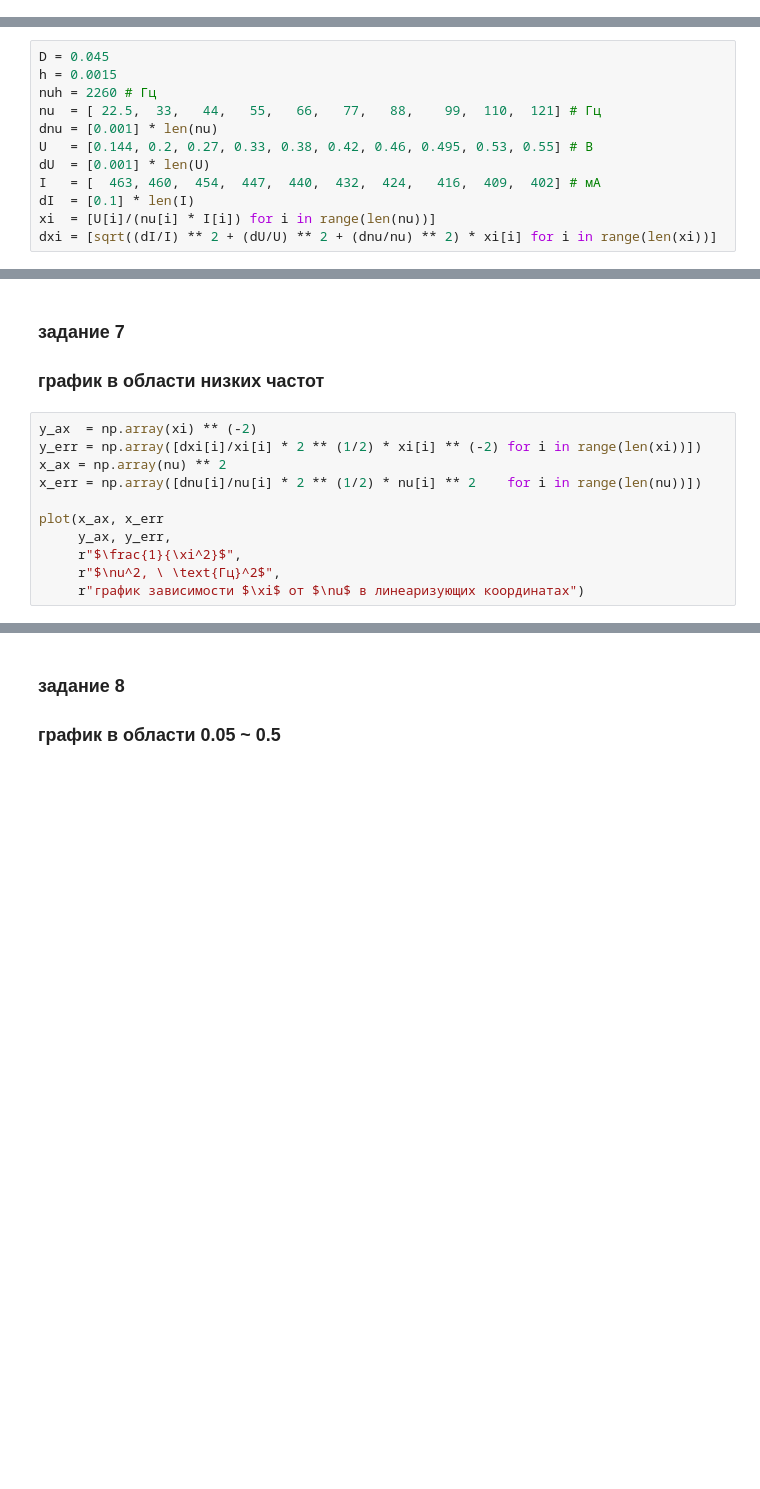
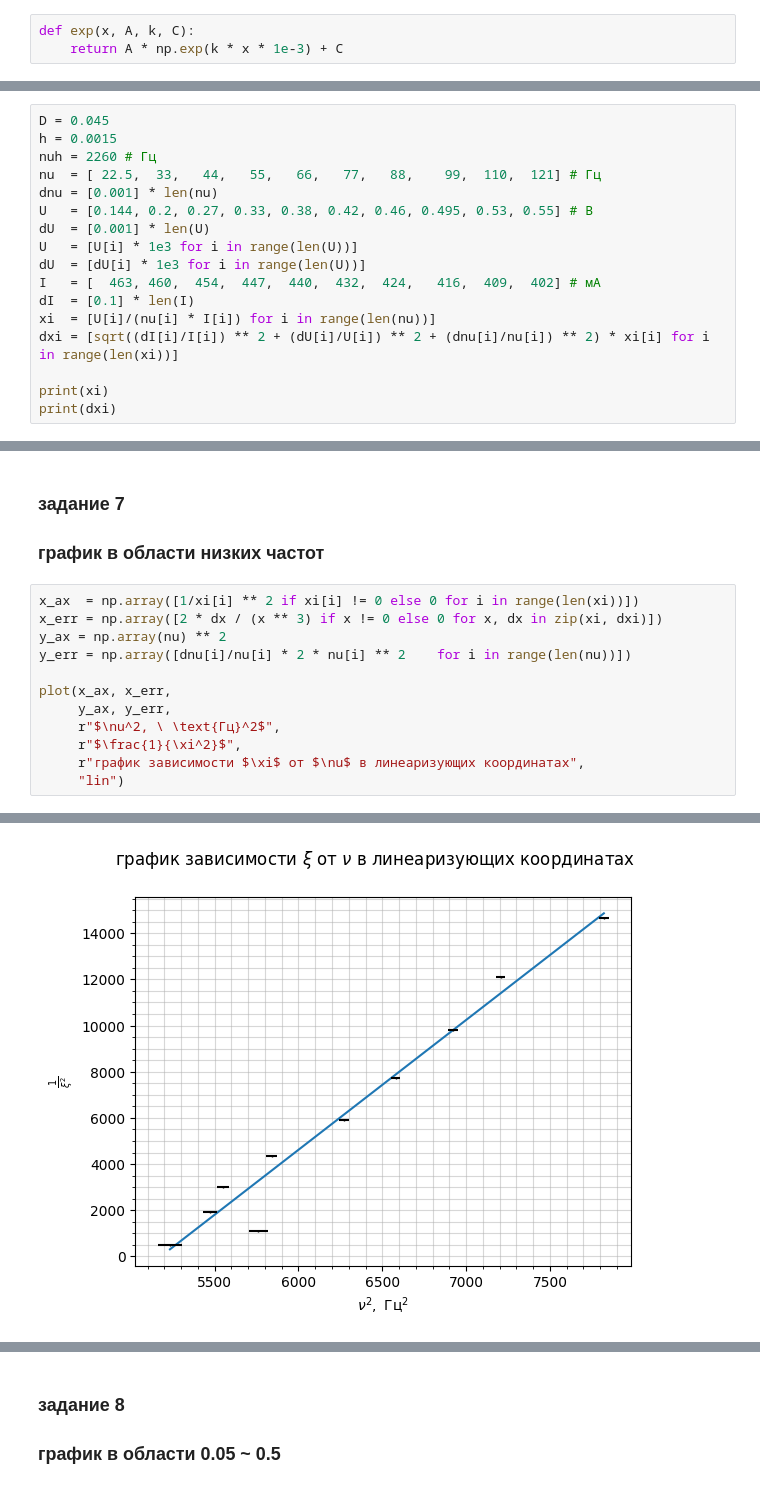
Before and after one commit to Bebriali/labs_ost, a Jupyter notebook: lab_3.7.1/lab.ipynb, the cells around one changed output, grey strips where cells are left out. Saved outputs shown, nothing was run; the diff lists cells and outputs as text; blank space fills up the shorter version.

Commit message:
3.7.1 -- added graphs

```diff
--- a/lab_3.7.1/lab.ipynb
+++ b/lab_3.7.1/lab.ipynb
@@ -7,6 +7,9 @@ from math import sqrt
 import numpy as np
 from scipy.optimize import curve_fit
 from IPython.display import display, Math
+# %%
+def exp(x, A, k, C):
+    return A * np.exp(k * x * 1e-3) + C
 # %%
 def plot(x_ax, x_err,
         y_ax, y_err,
@@ -65,7 +88,12 @@ nu  = [ 22.5,  33,   44,   55,   66,   77,   88,    99,  110,  121] # Гц
 dnu = [0.001] * len(nu)
 U   = [0.144, 0.2, 0.27, 0.33, 0.38, 0.42, 0.46, 0.495, 0.53, 0.55] # В
 dU  = [0.001] * len(U)
+U   = [U[i] * 1e3 for i in range(len(U))]
+dU  = [dU[i] * 1e3 for i in range(len(U))]
 I   = [  463, 460,  454,  447,  440,  432,  424,   416,  409,  402] # мА
 dI  = [0.1] * len(I)
 xi  = [U[i]/(nu[i] * I[i]) for i in range(len(nu))]
-dxi = [sqrt((dI/I) ** 2 + (dU/U) ** 2 + (dnu/nu) ** 2) * xi[i] for i in range(len(xi))]
+dxi = [sqrt((dI[i]/I[i]) ** 2 + (dU[i]/U[i]) ** 2 + (dnu[i]/nu[i]) ** 2) * xi[i] for i in range(len(xi))]
+
+print(xi)
+print(dxi)
@@ -73,13 +104,15 @@ dxi = [sqrt((dI/I) ** 2 + (dU/U) ** 2 + (dnu/nu) ** 2) * xi[i] for i in range(le
 ### задание 7
 ### график в области низких частот
 # %%
-y_ax  = np.array(xi) ** (-2)
-y_err = np.array([dxi[i]/xi[i] * 2 ** (1/2) * xi[i] ** (-2) for i in range(len(xi))])
-x_ax = np.array(nu) ** 2
-x_err = np.array([dnu[i]/nu[i] * 2 ** (1/2) * nu[i] ** 2    for i in range(len(nu))])
+x_ax  = np.array([1/xi[i] ** 2 if xi[i] != 0 else 0 for i in range(len(xi))])
+x_err = np.array([2 * dx / (x ** 3) if x != 0 else 0 for x, dx in zip(xi, dxi)])
+y_ax = np.array(nu) ** 2
+y_err = np.array([dnu[i]/nu[i] * 2 * nu[i] ** 2    for i in range(len(nu))])
 
-plot(x_ax, x_err
+plot(x_ax, x_err,
      y_ax, y_err,
+     r"$\nu^2, \ \text{Гц}^2$",
      r"$\frac{1}{\xi^2}$",
-     r"$\nu^2, \ \text{Гц}^2$",
-     r"график зависимости $\xi$ от $\nu$ в линеаризующих координатах")
+     r"график зависимости $\xi$ от $\nu$ в линеаризующих координатах",
+     "lin")
+# %% [output]
@@ -86,3 +129,4 @@ plot(x_ax, x_err
+[figure, added]
 # %%
 k = 68
 s = 110
```
Also changed, not shown: parts of 17 cells of this notebook.
